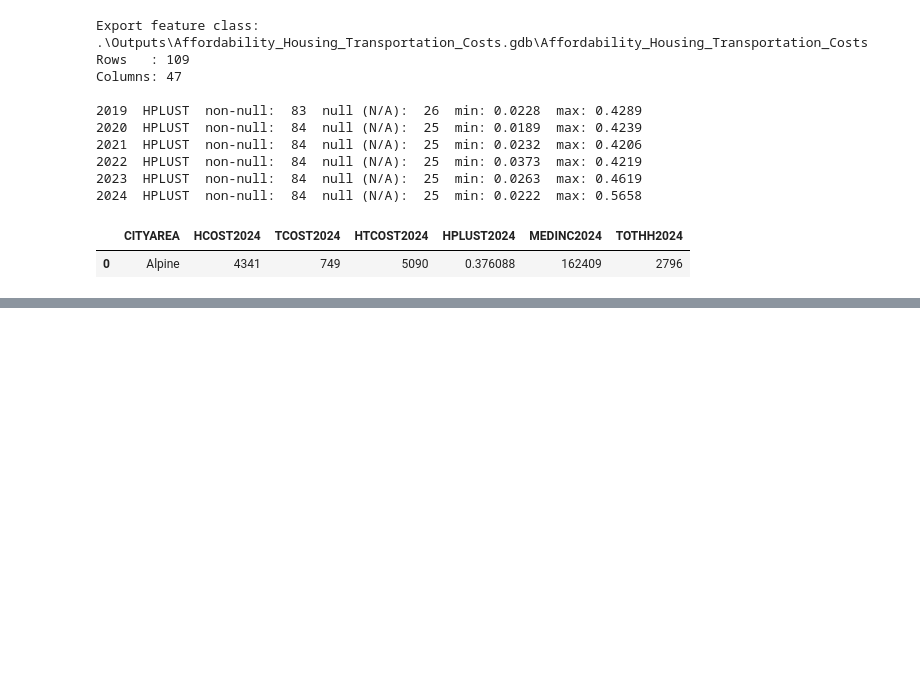
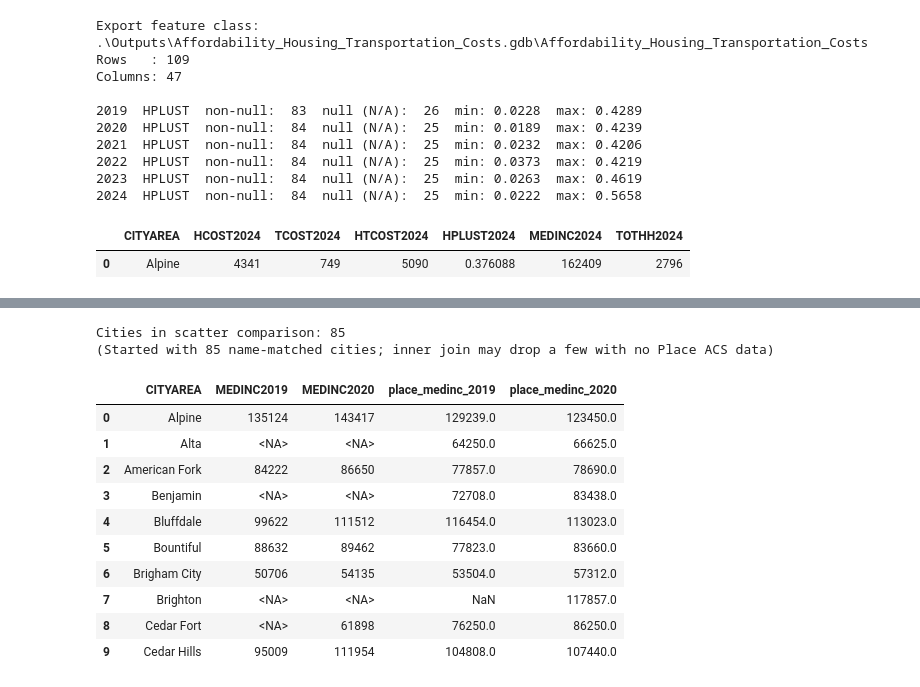
Before and after one commit to WFRCAnalytics/DATA-Regional-Metrics-Dashboard, a Jupyter notebook: housing-plus-transportation/Process-GPI-TDM-HT-by-City.ipynb, the cells around one changed output, grey strips where cells are left out. Cells and saved outputs as stored; diff of their text form; code cells hidden in the pictures; blank space fills up the shorter version.

```diff
--- a/housing-plus-transportation/Process-GPI-TDM-HT-by-City.ipynb
+++ b/housing-plus-transportation/Process-GPI-TDM-HT-by-City.ipynb
@@ -1508,0 +1661,45 @@ export_check.loc[
+# %%
+# Pivot Place income wide: one column per year → place_medinc_YYYY
+place_income_wide = place_income_df.pivot(index="place_name", columns="year", values="place_medinc")
+place_income_wide.columns = [f"place_medinc_{yr}" for yr in place_income_wide.columns]
+place_income_wide = place_income_wide.reset_index()
+
+# Pull BG-weighted MEDINC from export for matched cities only
+medinc_cols = [f"MEDINC{yr}" for yr in target_years]
+scatter_base = (
+    export_check[["CITYAREA"] + medinc_cols]
+    .loc[~export_check["CITYAREA"].isin(TDM_NO_PLACE_MATCH)]
+    .copy()
+)
+
+# Join on name
+scatter_df = scatter_base.merge(
+    place_income_wide, left_on="CITYAREA", right_on="place_name", how="inner"
+)
+
+# Zero-fill guard: replace 0 MEDINC (non-residential fallback) with NaN
+# so they don't corrupt the scatter axes
+for yr in target_years:
+    scatter_df[f"MEDINC{yr}"] = scatter_df[f"MEDINC{yr}"].replace(0, np.nan)
+
+print(f"Cities in scatter comparison: {len(scatter_df)}")
+print(f"(Started with 85 name-matched cities; inner join may drop a few with no Place ACS data)")
+scatter_df[
+    ["CITYAREA"]
+    + [f"MEDINC{yr}" for yr in target_years[:2]]
+    + [f"place_medinc_{yr}" for yr in target_years[:2]]
+].head(10)
+# %% [output]
+Cities in scatter comparison: 85
+(Started with 85 name-matched cities; inner join may drop a few with no Place ACS data)
+|  | CITYAREA | MEDINC2019 | MEDINC2020 | place_medinc_2019 | place_medinc_2020 |
+| 0 | Alpine | 135124 | 143417 | 129239.0 | 123450.0 |
+| 1 | Alta | <NA> | <NA> | 64250.0 | 66625.0 |
+| 2 | American Fork | 84222 | 86650 | 77857.0 | 78690.0 |
+| 3 | Benjamin | <NA> | <NA> | 72708.0 | 83438.0 |
+| 4 | Bluffdale | 99622 | 111512 | 116454.0 | 113023.0 |
+| 5 | Bountiful | 88632 | 89462 | 77823.0 | 83660.0 |
+| 6 | Brigham City | 50706 | 54135 | 53504.0 | 57312.0 |
+| 7 | Brighton | <NA> | <NA> | NaN | 117857.0 |
+| 8 | Cedar Fort | <NA> | 61898 | 76250.0 | 86250.0 |
+| 9 | Cedar Hills | 95009 | 111954 | 104808.0 | 107440.0 |
```
Also changed, not shown: parts of 9 cells of this notebook, 1 other file.
